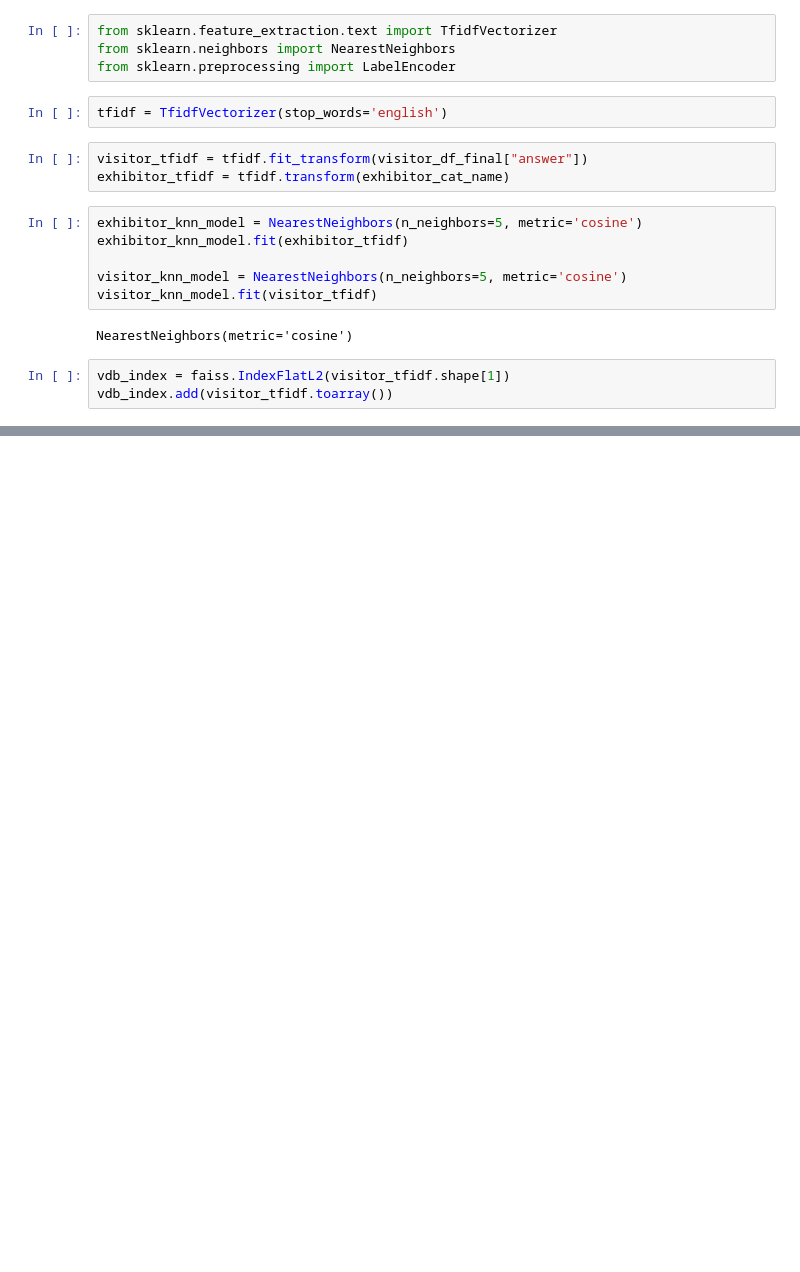
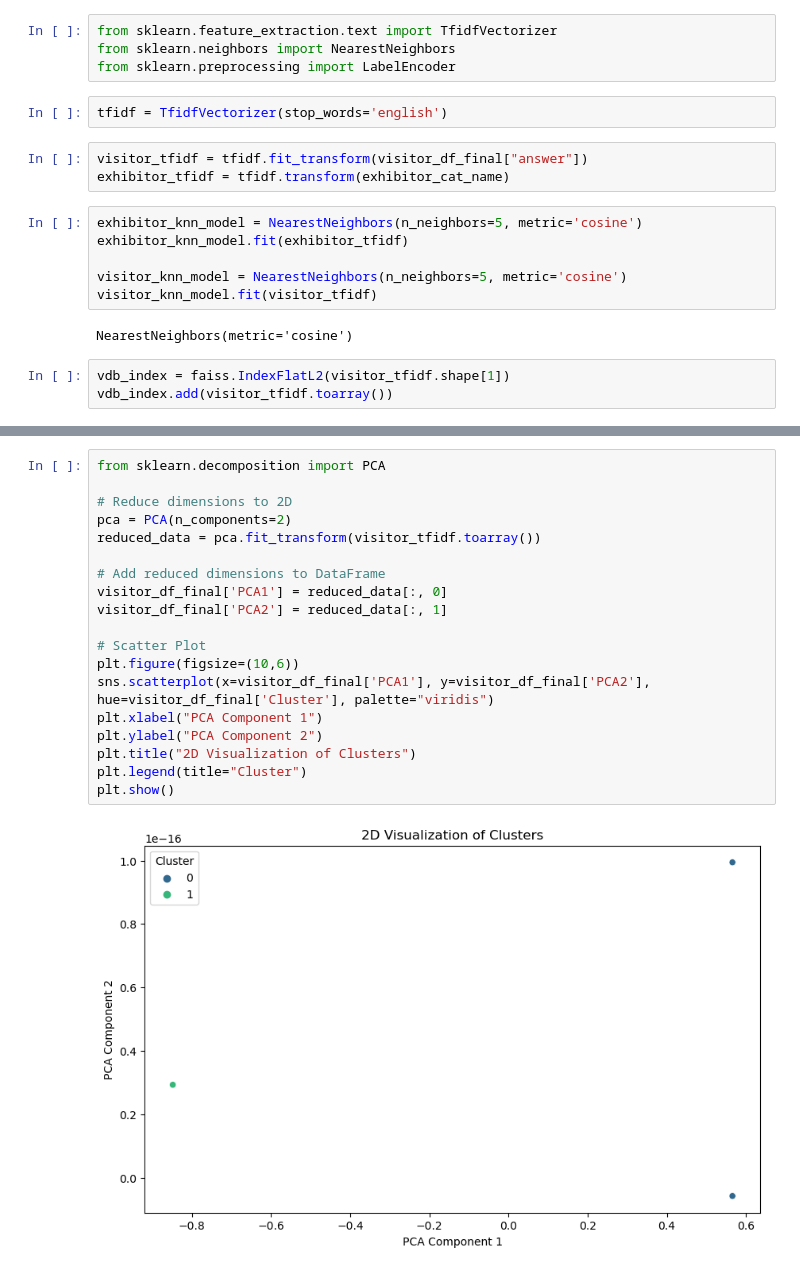
Before and after one commit to piyushnishantedu/ITE-data-sciene-assignment, a Jupyter notebook: code/matching_model/recommend_exhibitors_by_answers.ipynb, the cells around one changed output, grey strips where cells are left out. Drawn from its saved outputs; the diff is of its cells as text; blank space fills up the shorter version.

```diff
--- a/code/matching_model/recommend_exhibitors_by_answers.ipynb
+++ b/code/matching_model/recommend_exhibitors_by_answers.ipynb
@@ -208,0 +324,21 @@ hybrid_recommendation("To source products and services")
+# %%
+from sklearn.decomposition import PCA
+
+# Reduce dimensions to 2D
+pca = PCA(n_components=2)
+reduced_data = pca.fit_transform(visitor_tfidf.toarray())
+
+# Add reduced dimensions to DataFrame
+visitor_df_final['PCA1'] = reduced_data[:, 0]
+visitor_df_final['PCA2'] = reduced_data[:, 1]
+
+# Scatter Plot
+plt.figure(figsize=(10,6))
+sns.scatterplot(x=visitor_df_final['PCA1'], y=visitor_df_final['PCA2'], hue=visitor_df_final['Cluster'], palette="viridis")
+plt.xlabel("PCA Component 1")
+plt.ylabel("PCA Component 2")
+plt.title("2D Visualization of Clusters")
+plt.legend(title="Cluster")
+plt.show()
+# %% [output]
+[figure, added]
```
Also changed, not shown: parts of 11 cells of this notebook.
